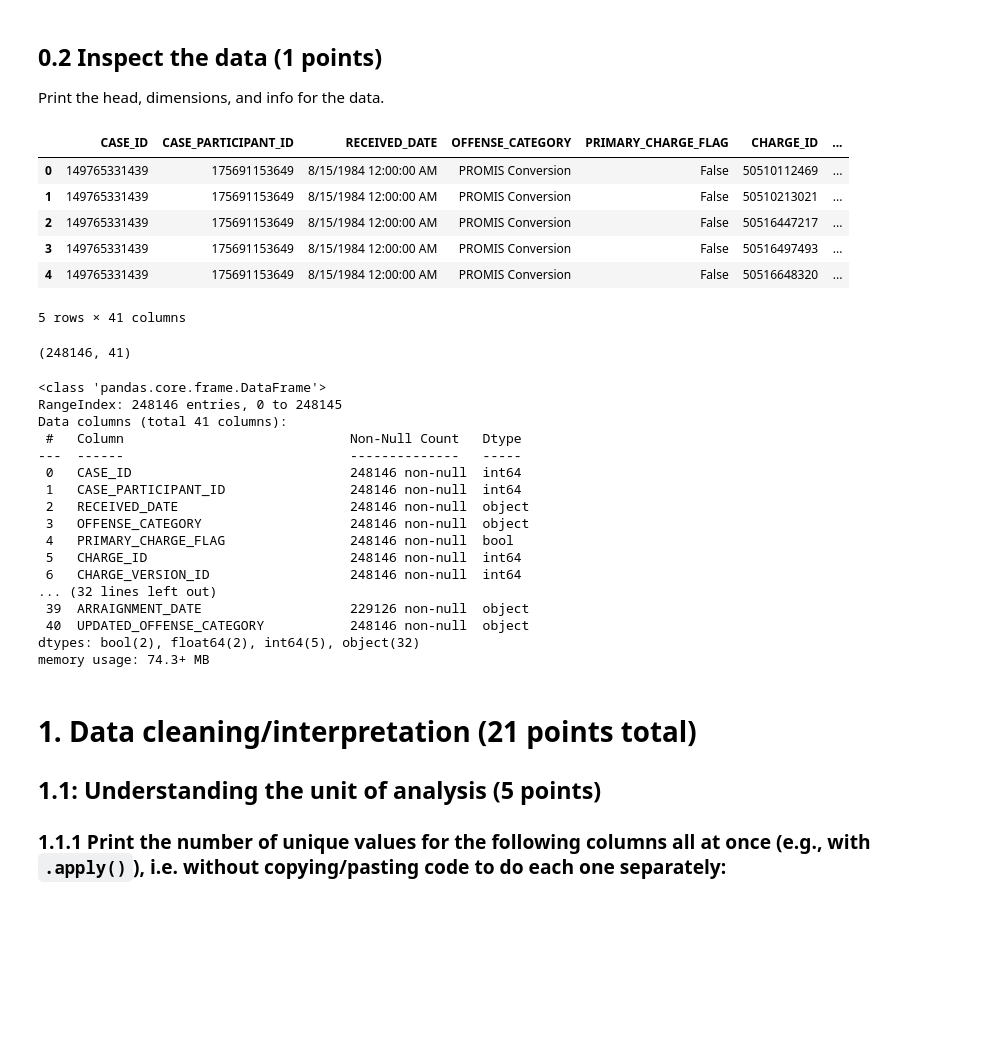
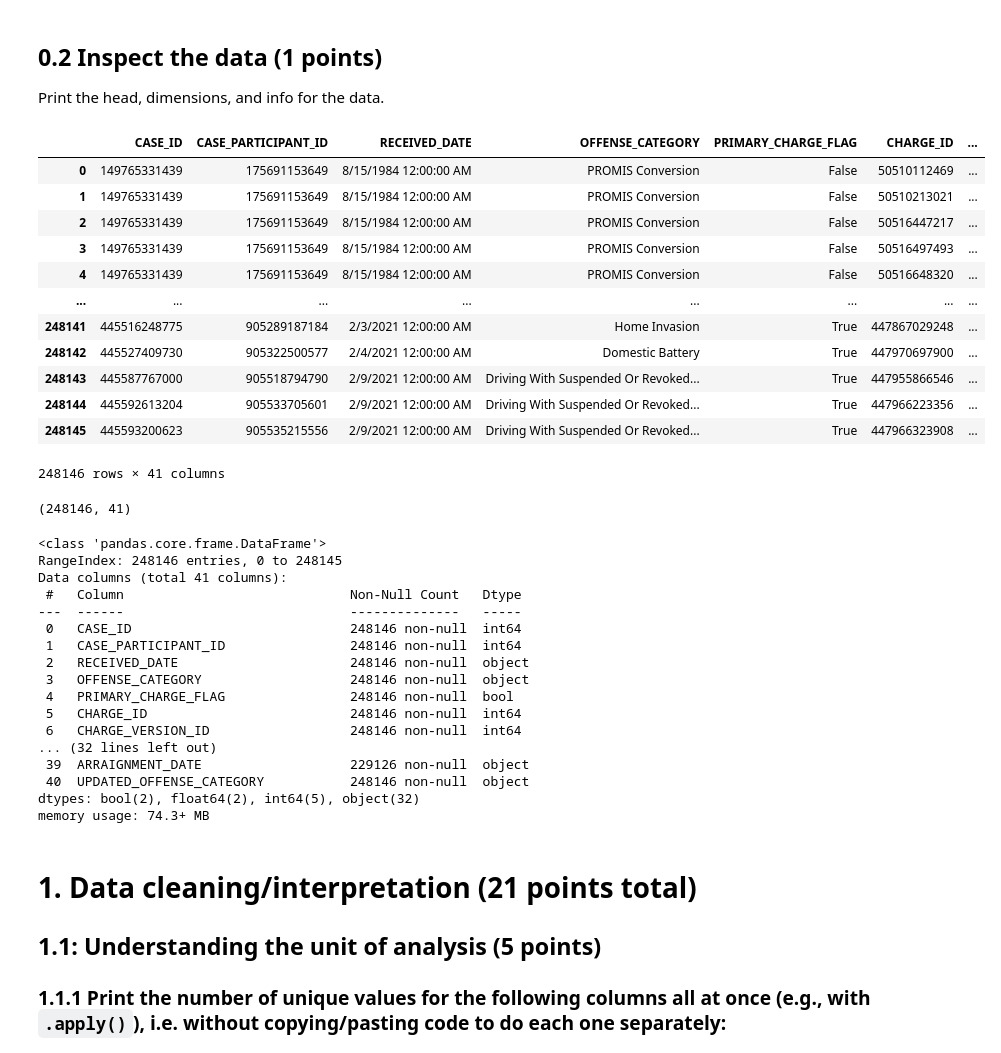
Before and after one commit to alexcraig043/qss-20, a Jupyter notebook: problemsets/pset2/pset2_f0055yb.ipynb, the cells around one changed output. Saved outputs shown, nothing was run; the diff lists cells and outputs as text; code cells hidden in the pictures; blank space fills up the shorter version.

```diff
--- a/problemsets/pset2/pset2_f0055yb.ipynb
+++ b/problemsets/pset2/pset2_f0055yb.ipynb
@@ -60,17 +60,23 @@ sentencing = pd.read_csv("./pset2_inputdata/sentencing_asof0405.csv", low_memory
 Print the head, dimensions, and info for the data.
 # %%
 ## your code here inspecting the data
-sentencing.head()
+sentencing
 sentencing.shape
 sentencing.info()
 # %% [output]
 |  | CASE_ID | CASE_PARTICIPANT_ID | RECEIVED_DATE | OFFENSE_CATEGORY | PRIMARY_CHARGE_FLAG | CHARGE_ID | ... |
 | 0 | 149765331439 | 175691153649 | 8/15/1984 12:00:00 AM | PROMIS Conversion | False | 50510112469 | ... |
 | 1 | 149765331439 | 175691153649 | 8/15/1984 12:00:00 AM | PROMIS Conversion | False | 50510213021 | ... |
 | 2 | 149765331439 | 175691153649 | 8/15/1984 12:00:00 AM | PROMIS Conversion | False | 50516447217 | ... |
 | 3 | 149765331439 | 175691153649 | 8/15/1984 12:00:00 AM | PROMIS Conversion | False | 50516497493 | ... |
 | 4 | 149765331439 | 175691153649 | 8/15/1984 12:00:00 AM | PROMIS Conversion | False | 50516648320 | ... |
+| ... | ... | ... | ... | ... | ... | ... | ... |
+| 248141 | 445516248775 | 905289187184 | 2/3/2021 12:00:00 AM | Home Invasion | True | 447867029248 | ... |
+| 248142 | 445527409730 | 905322500577 | 2/4/2021 12:00:00 AM | Domestic Battery | True | 447970697900 | ... |
+| 248143 | 445587767000 | 905518794790 | 2/9/2021 12:00:00 AM | Driving With Suspended Or Revoked... | True | 447955866546 | ... |
+| 248144 | 445592613204 | 905533705601 | 2/9/2021 12:00:00 AM | Driving With Suspended Or Revoked... | True | 447966223356 | ... |
+| 248145 | 445593200623 | 905535215556 | 2/9/2021 12:00:00 AM | Driving With Suspended Or Revoked... | True | 447966323908 | ... |
-5 rows × 41 columns
+248146 rows × 41 columns
 (248146, 41)
 <class 'pandas.core.frame.DataFrame'>
 RangeIndex: 248146 entries, 0 to 248145
```
Also changed, not shown: parts of 14 cells of this notebook, 2 other files.
